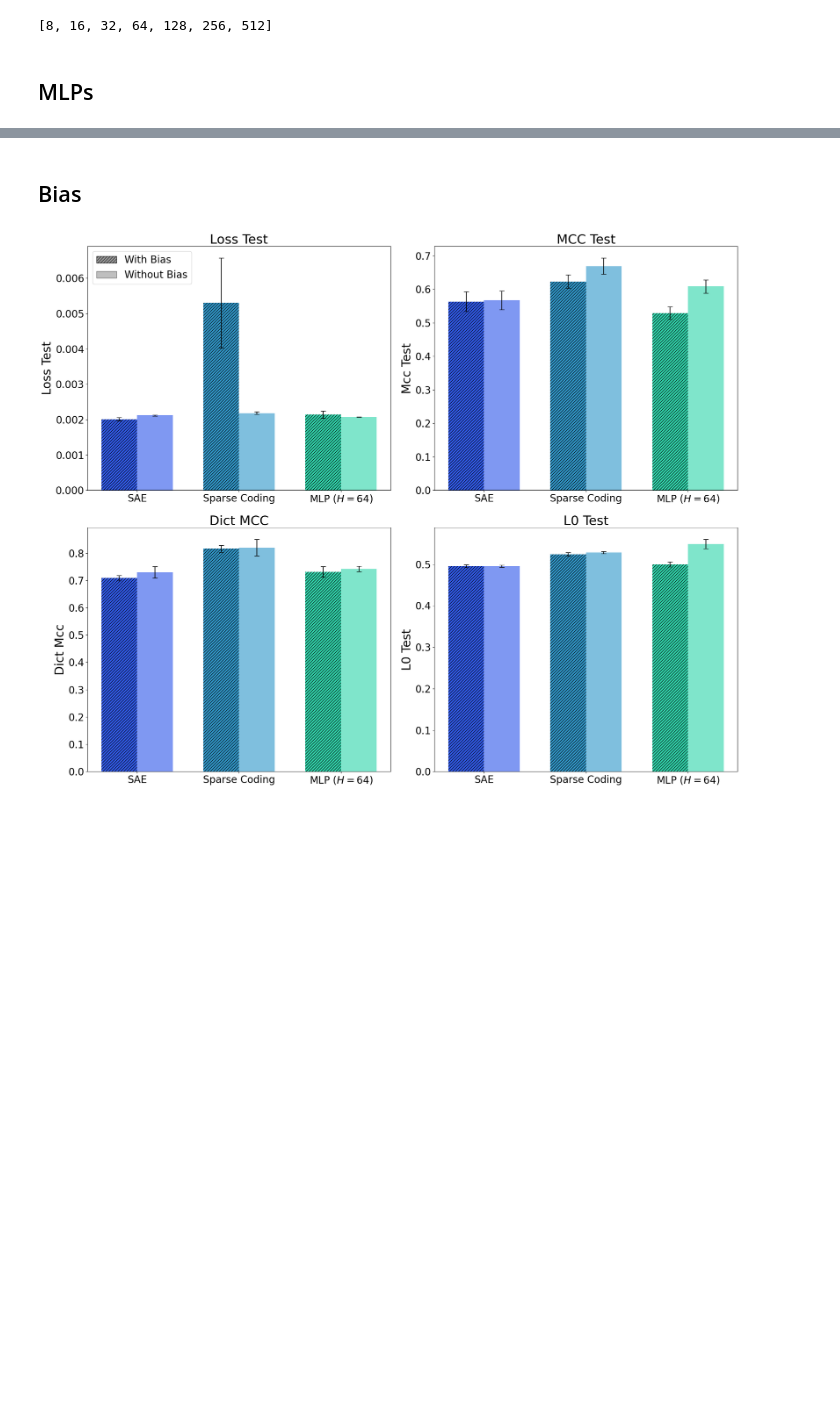
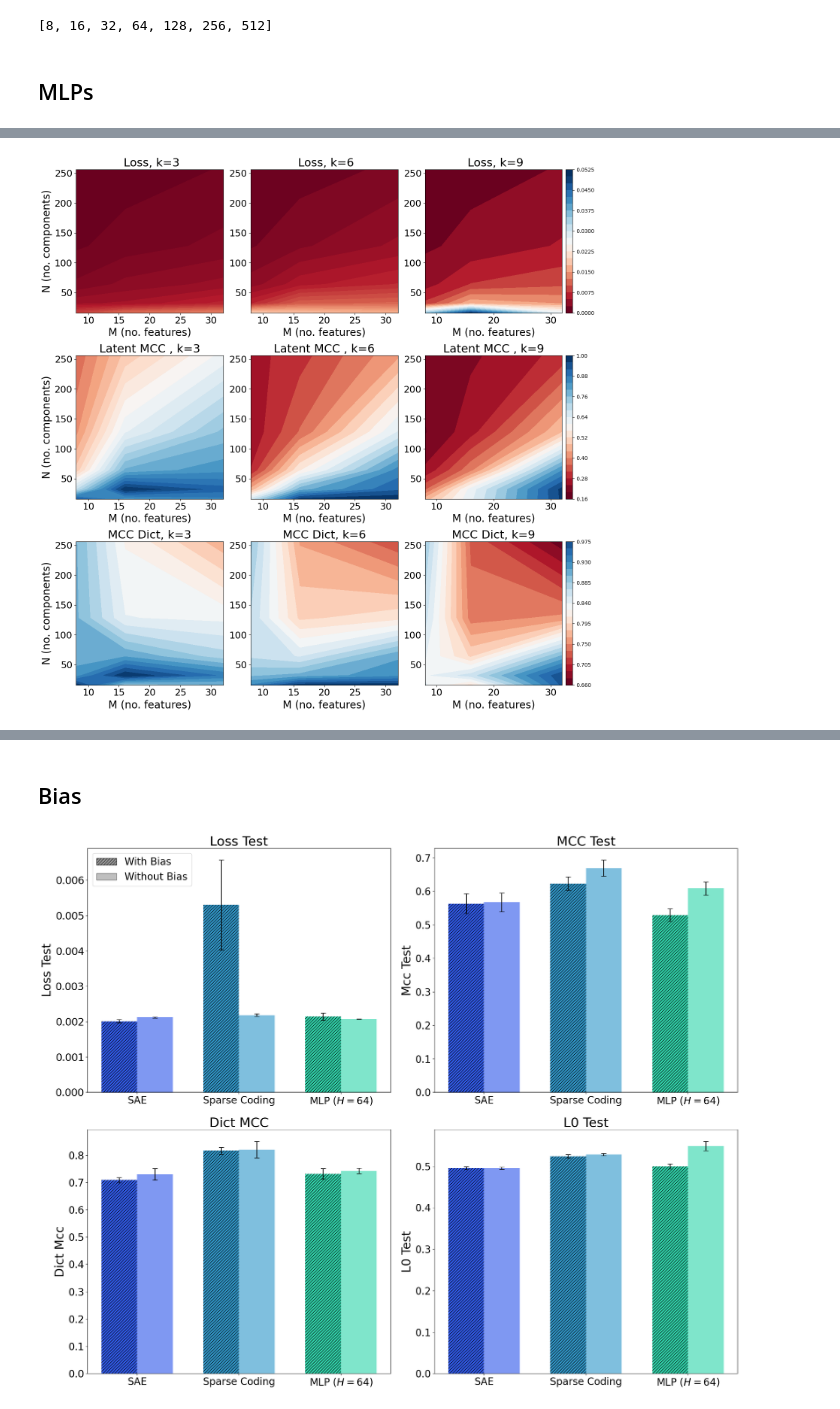
Before and after one commit to charlieoneill11/sparse-inference, a Jupyter notebook: experiments/paper.ipynb, the cells around one changed output, grey strips where cells are left out. Drawn from its saved outputs; the diff is of its cells as text; code cells hidden in the pictures; blank space fills up the shorter version.

```diff
--- a/experiments/paper.ipynb
+++ b/experiments/paper.ipynb
@@ -2294,0 +2320,85 @@ Plotting completed. Figure saved as 'mlp_performance_metrics.pdf'.
+# %%
+import json
+import numpy as np
+import matplotlib.pyplot as plt
+from mpl_toolkits.axes_grid1 import make_axes_locatable
+
+# Load the results from the JSON file
+with open("results/dictionary_learning_results.json", "r") as f:
+    results = json.load(f)
+
+# Extract unique values for N, M, and k
+N_values = sorted(set(int(key.split("_")[0][1:]) for key in results.keys()))
+M_values = sorted(set(int(key.split("_")[1][1:]) for key in results.keys()))
+k_values = sorted(set(int(key.split("_")[2][1:]) for key in results.keys()))
+
+# Metrics to plot
+metrics = ["test_loss", "mcc_test", "mcc_dict"]
+
+# Set base font size
+base_fontsize = 20
+
+# Create a figure with subplots for each metric and k value
+fig, axes = plt.subplots(len(metrics), len(k_values), figsize=(5*len(k_values), 5*len(metrics)), squeeze=False)
+
+# Calculate min and max for each metric across all k values
+metric_ranges = {metric: [float('inf'), float('-inf')] for metric in metrics}
+for metric in metrics:
+    for k in k_values:
+        for N in N_values:
+            for M in M_values:
+                key = f"N{N}_M{M}_k{k}"
+                if key in results:
+                    value = results[key][metric]
+                    metric_ranges[metric][0] = min(metric_ranges[metric][0], value)
+                    metric_ranges[metric][1] = max(metric_ranges[metric][1], value)
+
+for i, metric in enumerate(metrics):
+    vmin, vmax = metric_ranges[metric]
+    for j, k in enumerate(k_values):
+        ax = axes[i, j]
+
+        # Prepare data for contour plot
+        Z = np.zeros((len(N_values), len(M_values)))
+        for ii, N in enumerate(N_values):
+            for jj, M in enumerate(M_values):
+                key = f"N{N}_M{M}_k{k}"
+                if key in results:
+                    Z[ii, jj] = results[key][metric]
+                else:
+                    Z[ii, jj] = np.nan
+
+        # Create contour plot
+        X, Y = np.meshgrid(M_values, N_values)
+        contour = ax.contourf(X, Y, Z, levels=20, cmap='RdBu', vmin=vmin, vmax=vmax)
+
+        # Add colorbar only for the rightmost plot in each row
+        if j == len(k_values) - 1:
+            divider = make_axes_locatable(ax)
+            cax = divider.append_axes("right", size="5%", pad=0.1)
+            cbar = plt.colorbar(contour, cax=cax)
+            # cbar.set_ticks([vmin, vmax])
+            # cbar.set_ticklabels([f"{vmin:.2f}", f"{vmax:.2f}"])
+
+        # Set labels and title
+        metric_title = metric.replace("_", " ").title().replace('Test', '')
+        if 'Mcc' in metric_title:
+            metric_title = metric_title.replace('Mcc', 'MCC')
+        if metric == 'mcc_test':
+            metric_title = metric_title.replace('MCC', 'Latent MCC')
+        ax.set_xlabel('M (no. features)', fontsize=base_fontsize)
+        if j == 0:  # Only set y-label for leftmost plot in each row
+            ax.set_ylabel('N (no. components)', fontsize=base_fontsize)
+        ax.set_title(f'{metric_title}, k={k}', fontsize=base_fontsize+2)
+
+        # Set tick label font size
+        ax.tick_params(axis='both', which='major', labelsize=base_fontsize-2)
+
+# Adjust layout and display the plot
+plt.tight_layout()
+plt.savefig('results/figures/dictionary_learning_contour_plots.pdf', dpi=300, bbox_inches='tight')
+plt.show()
+
+print("Contour plots have been saved as 'results/figures/dictionary_learning_contour_plots.pdf'")
+# %% [output]
+[figure, added]
```
Also changed, not shown: parts of 9 cells of this notebook, 14 other files.
